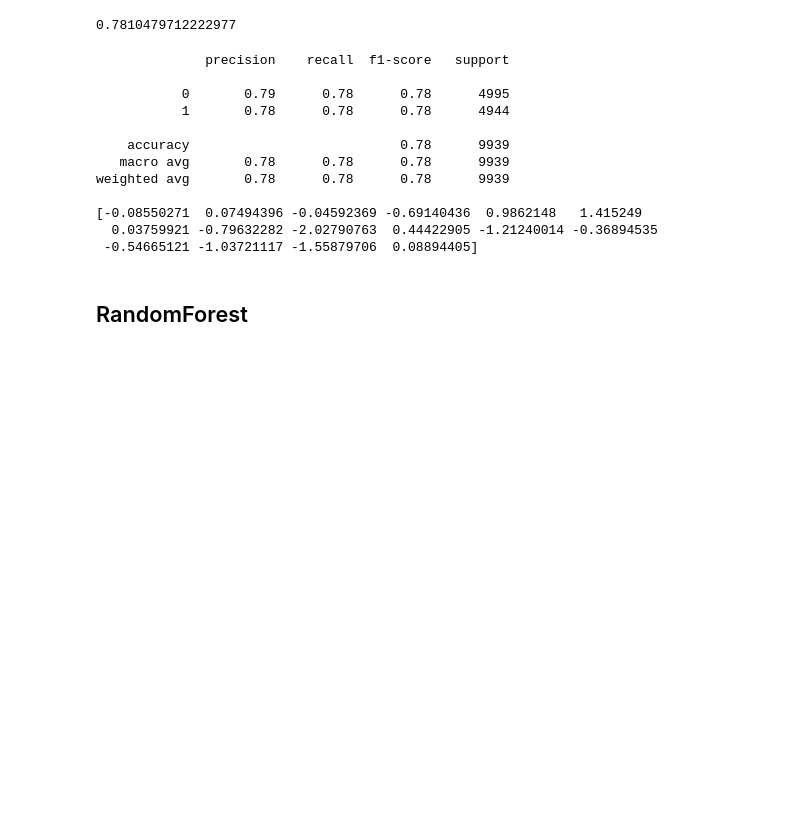
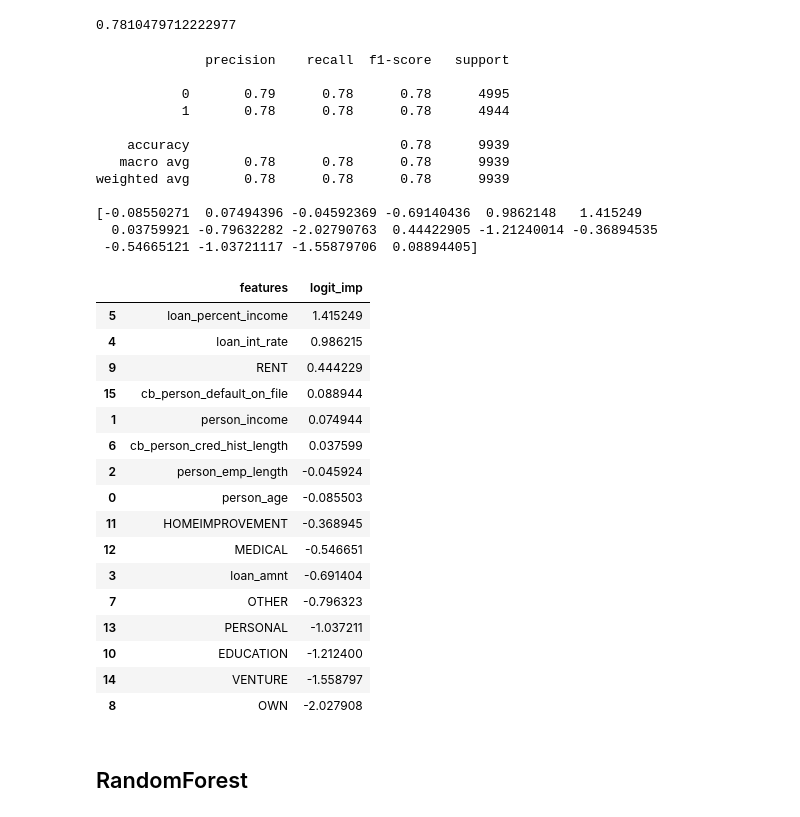
Before and after one commit to MuhammedJ7/Credit-Risk-Assesment-Model, a Jupyter notebook: Master Credit Risk.ipynb, the cells around one changed output. Saved outputs shown, nothing was run; the diff lists cells and outputs as text; code cells hidden in the pictures; blank space fills up the shorter version.

```diff
--- a/Master Credit Risk.ipynb
+++ b/Master Credit Risk.ipynb
@@ -205,22 +205,40 @@ logit.score(x_train,y_train)
 # %%
 logit_prediction = logit.predict(x_test)
 print(classification_report(y_test, logit_prediction))
 print(logit.coef_[0])
 
 features_imp_logit = pd.DataFrame ({'features' :balanced_features.columns,'logit_imp' : logit.coef_[0]})
+features_imp_logit.sort_values(by= 'logit_imp', ascending=False)
 # %% [output]
               precision    recall  f1-score   support
 
            0       0.79      0.78      0.78      4995
            1       0.78      0.78      0.78      4944
 
     accuracy                           0.78      9939
    macro avg       0.78      0.78      0.78      9939
 weighted avg       0.78      0.78      0.78      9939
 
 [-0.08550271  0.07494396 -0.04592369 -0.69140436  0.9862148   1.415249
   0.03759921 -0.79632282 -2.02790763  0.44422905 -1.21240014 -0.36894535
  -0.54665121 -1.03721117 -1.55879706  0.08894405]
+|  | features | logit_imp |
+| 5 | loan_percent_income | 1.415249 |
+| 4 | loan_int_rate | 0.986215 |
+| 9 | RENT | 0.444229 |
+| 15 | cb_person_default_on_file | 0.088944 |
+| 1 | person_income | 0.074944 |
+| 6 | cb_person_cred_hist_length | 0.037599 |
+| 2 | person_emp_length | -0.045924 |
+| 0 | person_age | -0.085503 |
+| 11 | HOMEIMPROVEMENT | -0.368945 |
+| 12 | MEDICAL | -0.546651 |
+| 3 | loan_amnt | -0.691404 |
+| 7 | OTHER | -0.796323 |
+| 13 | PERSONAL | -1.037211 |
+| 10 | EDUCATION | -1.212400 |
+| 14 | VENTURE | -1.558797 |
+| 8 | OWN | -2.027908 |
 # %% [markdown]
 ## RandomForest
 # %%
```
Also changed, not shown: parts of 1 cell of this notebook.
